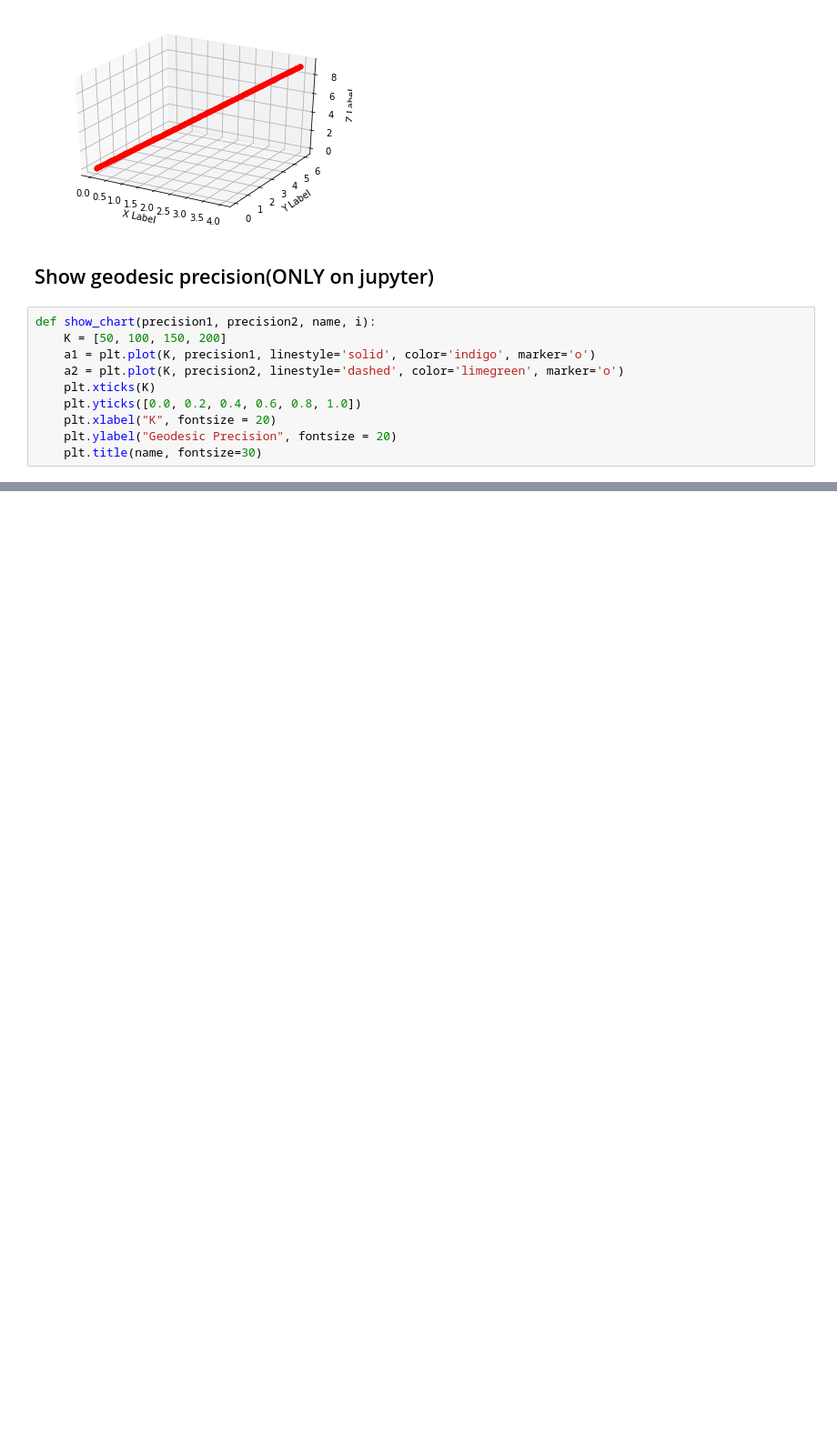
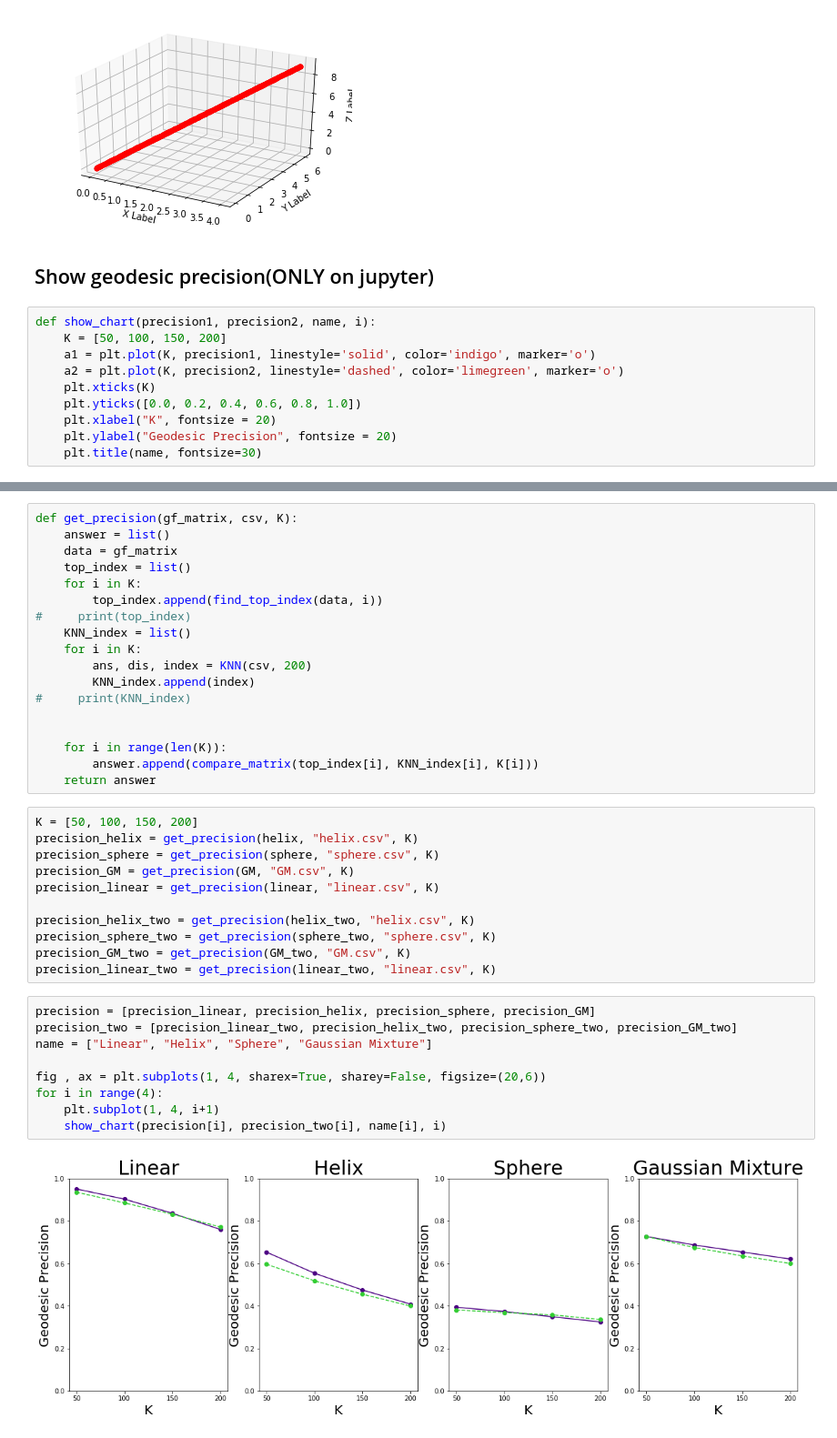
Before and after one commit to akira103150146/geodesic_forest, a Jupyter notebook: Show chart.ipynb, the cells around one changed output, grey strips where cells are left out. Shown: that part at 91% size. Saved outputs shown, nothing was run; the diff lists cells and outputs as text; blank space fills up the shorter version.

```diff
--- a/Show chart.ipynb
+++ b/Show chart.ipynb
@@ -60,0 +91,40 @@ for i in range(4):
+# %%
+def get_precision(gf_matrix, csv, K):
+    answer = list()
+    data = gf_matrix
+    top_index = list()
+    for i in K:
+        top_index.append(find_top_index(data, i))
+#     print(top_index)
+    KNN_index = list()
+    for i in K:
+        ans, dis, index = KNN(csv, 200)
+        KNN_index.append(index)
+#     print(KNN_index)
+
+
+    for i in range(len(K)):
+        answer.append(compare_matrix(top_index[i], KNN_index[i], K[i]))
+    return answer
+# %%
+K = [50, 100, 150, 200]
+precision_helix = get_precision(helix, "helix.csv", K)
+precision_sphere = get_precision(sphere, "sphere.csv", K)
+precision_GM = get_precision(GM, "GM.csv", K)
+precision_linear = get_precision(linear, "linear.csv", K)
+
+precision_helix_two = get_precision(helix_two, "helix.csv", K)
+precision_sphere_two = get_precision(sphere_two, "sphere.csv", K)
+precision_GM_two = get_precision(GM_two, "GM.csv", K)
+precision_linear_two = get_precision(linear_two, "linear.csv", K)
+# %%
+precision = [precision_linear, precision_helix, precision_sphere, precision_GM]
+precision_two = [precision_linear_two, precision_helix_two, precision_sphere_two, precision_GM_two]
+name = ["Linear", "Helix", "Sphere", "Gaussian Mixture"]
+
+fig , ax = plt.subplots(1, 4, sharex=True, sharey=False, figsize=(20,6))
+for i in range(4):
+    plt.subplot(1, 4, i+1)
+    show_chart(precision[i], precision_two[i], name[i], i)
+# %% [output]
+[figure, added]
```
Also changed, not shown: parts of 5 cells of this notebook, 14 other files.
